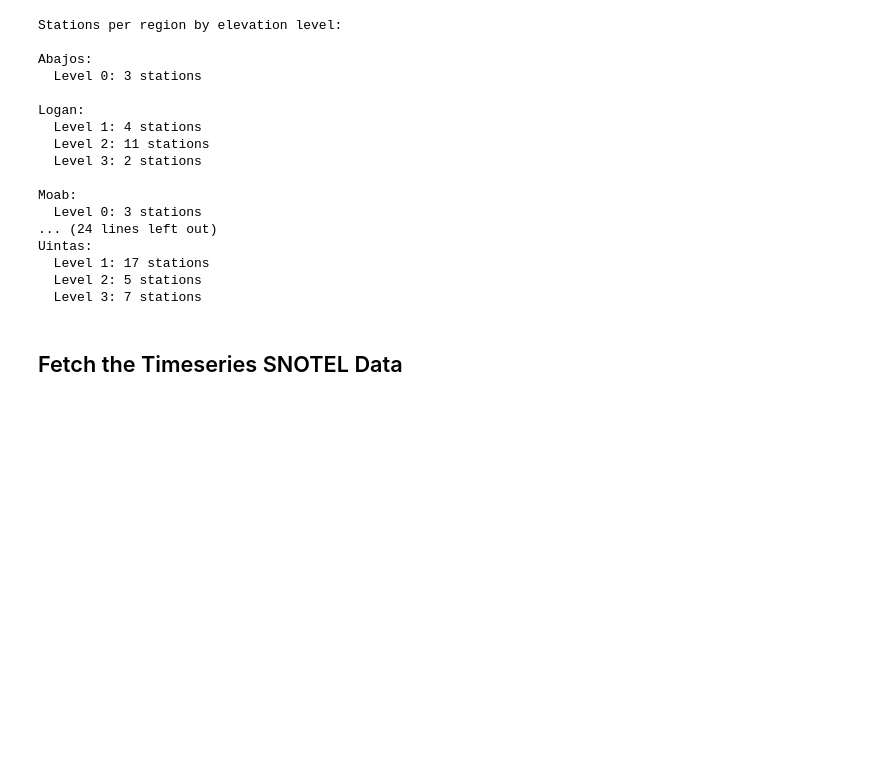
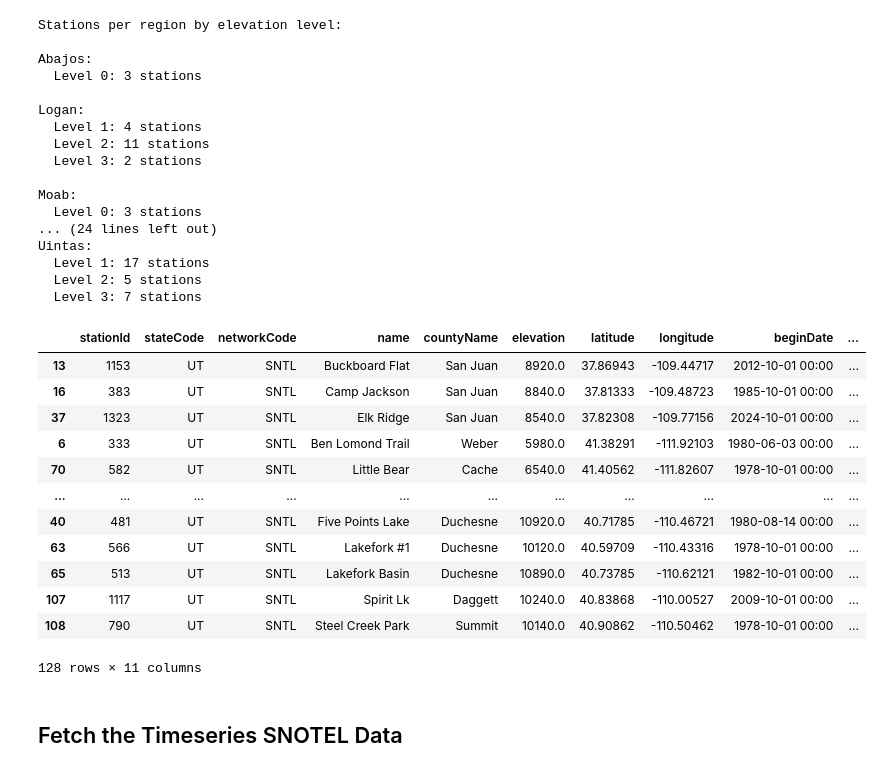
Before and after one commit to dallinmoore/avalanche-forecasting, a Jupyter notebook: main_notebook.ipynb, the cells around one changed output. Cells and saved outputs as stored; diff of their text form; code cells hidden in the pictures; blank space fills up the shorter version.

```diff
--- a/main_notebook.ipynb
+++ b/main_notebook.ipynb
@@ -393,6 +393,22 @@ Uintas:
   Level 1: 17 stations
   Level 2: 5 stations
   Level 3: 7 stations
+# %%
+snotel_df.sort_values(['Region', 'elevation_level'])
+# %% [output]
+|  | stationId | stateCode | networkCode | name | countyName | elevation | latitude | longitude | beginDate | ... |
+| 13 | 1153 | UT | SNTL | Buckboard Flat | San Juan | 8920.0 | 37.86943 | -109.44717 | 2012-10-01 00:00 | ... |
+| 16 | 383 | UT | SNTL | Camp Jackson | San Juan | 8840.0 | 37.81333 | -109.48723 | 1985-10-01 00:00 | ... |
+| 37 | 1323 | UT | SNTL | Elk Ridge | San Juan | 8540.0 | 37.82308 | -109.77156 | 2024-10-01 00:00 | ... |
+| 6 | 333 | UT | SNTL | Ben Lomond Trail | Weber | 5980.0 | 41.38291 | -111.92103 | 1980-06-03 00:00 | ... |
+| 70 | 582 | UT | SNTL | Little Bear | Cache | 6540.0 | 41.40562 | -111.82607 | 1978-10-01 00:00 | ... |
+| ... | ... | ... | ... | ... | ... | ... | ... | ... | ... | ... |
+| 40 | 481 | UT | SNTL | Five Points Lake | Duchesne | 10920.0 | 40.71785 | -110.46721 | 1980-08-14 00:00 | ... |
+| 63 | 566 | UT | SNTL | Lakefork #1 | Duchesne | 10120.0 | 40.59709 | -110.43316 | 1978-10-01 00:00 | ... |
+| 65 | 513 | UT | SNTL | Lakefork Basin | Duchesne | 10890.0 | 40.73785 | -110.62121 | 1982-10-01 00:00 | ... |
+| 107 | 1117 | UT | SNTL | Spirit Lk | Daggett | 10240.0 | 40.83868 | -110.00527 | 2009-10-01 00:00 | ... |
+| 108 | 790 | UT | SNTL | Steel Creek Park | Summit | 10140.0 | 40.90862 | -110.50462 | 1978-10-01 00:00 | ... |
+128 rows × 11 columns
 # %% [markdown]
 ## Fetch the Timeseries SNOTEL Data
 # %%
```
Also changed, not shown: parts of 58 cells of this notebook.
